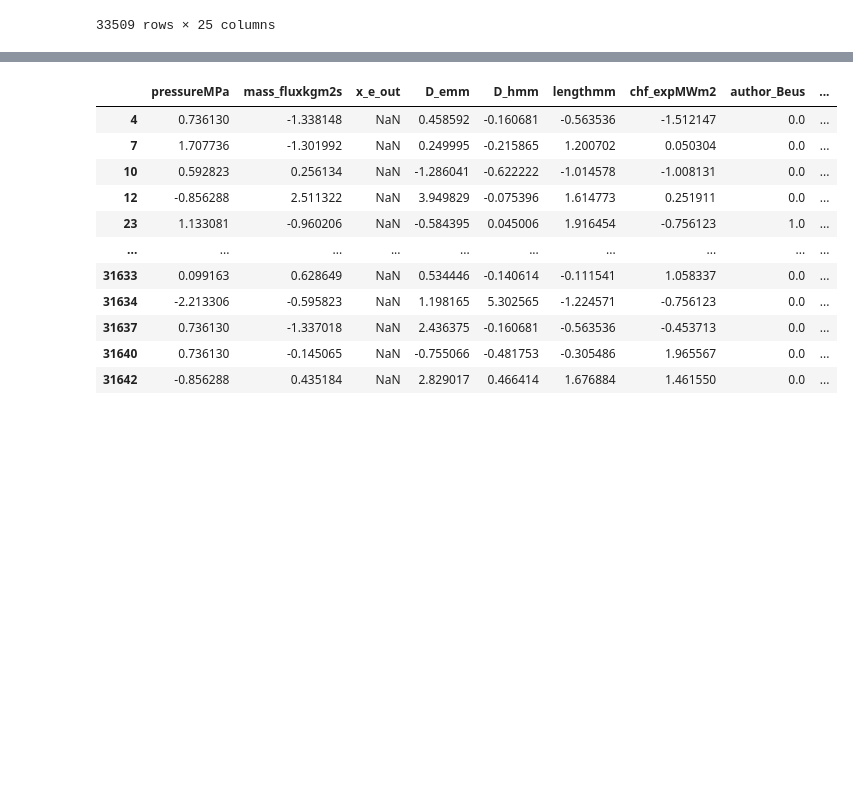
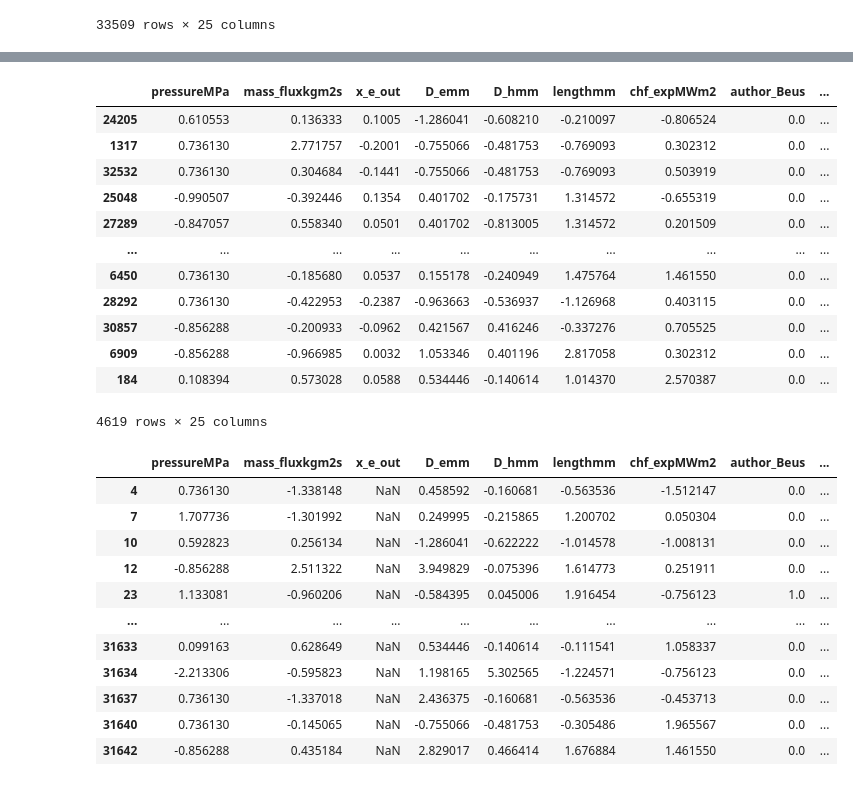
Before and after one commit to mnokno/FeatureImputationHeatFluxDataset, a Jupyter notebook: FeatureImputationHeatFluxDataset/src/FeatureImputationHeatFluxDataset.ipynb, the cells around one changed output, grey strips where cells are left out. Cells and saved outputs as stored; diff of their text form; code cells hidden in the pictures; blank space fills up the shorter version.

```diff
--- a/FeatureImputationHeatFluxDataset/src/FeatureImputationHeatFluxDataset.ipynb
+++ b/FeatureImputationHeatFluxDataset/src/FeatureImputationHeatFluxDataset.ipynb
@@ -407,3 +428,19 @@ df_train
+# %%
+df_holdout
+# %% [output]
+|  | pressureMPa | mass_fluxkgm2s | x_e_out | D_emm | D_hmm | lengthmm | chf_expMWm2 | author_Beus | ... |
+| 24205 | 0.610553 | 0.136333 | 0.1005 | -1.286041 | -0.608210 | -0.210097 | -0.806524 | 0.0 | ... |
+| 1317 | 0.736130 | 2.771757 | -0.2001 | -0.755066 | -0.481753 | -0.769093 | 0.302312 | 0.0 | ... |
+| 32532 | 0.736130 | 0.304684 | -0.1441 | -0.755066 | -0.481753 | -0.769093 | 0.503919 | 0.0 | ... |
+| 25048 | -0.990507 | -0.392446 | 0.1354 | 0.401702 | -0.175731 | 1.314572 | -0.655319 | 0.0 | ... |
+| 27289 | -0.847057 | 0.558340 | 0.0501 | 0.401702 | -0.813005 | 1.314572 | 0.201509 | 0.0 | ... |
+| ... | ... | ... | ... | ... | ... | ... | ... | ... | ... |
+| 6450 | 0.736130 | -0.185680 | 0.0537 | 0.155178 | -0.240949 | 1.475764 | 1.461550 | 0.0 | ... |
+| 28292 | 0.736130 | -0.422953 | -0.2387 | -0.963663 | -0.536937 | -1.126968 | 0.403115 | 0.0 | ... |
+| 30857 | -0.856288 | -0.200933 | -0.0962 | 0.421567 | 0.416246 | -0.337276 | 0.705525 | 0.0 | ... |
+| 6909 | -0.856288 | -0.966985 | 0.0032 | 1.053346 | 0.401196 | 2.817058 | 0.302312 | 0.0 | ... |
+| 184 | 0.108394 | 0.573028 | 0.0588 | 0.534446 | -0.140614 | 1.014370 | 2.570387 | 0.0 | ... |
+4619 rows × 25 columns
 # %%
 df_test
 # %% [output]
```
Also changed, not shown: parts of 4 cells of this notebook.
